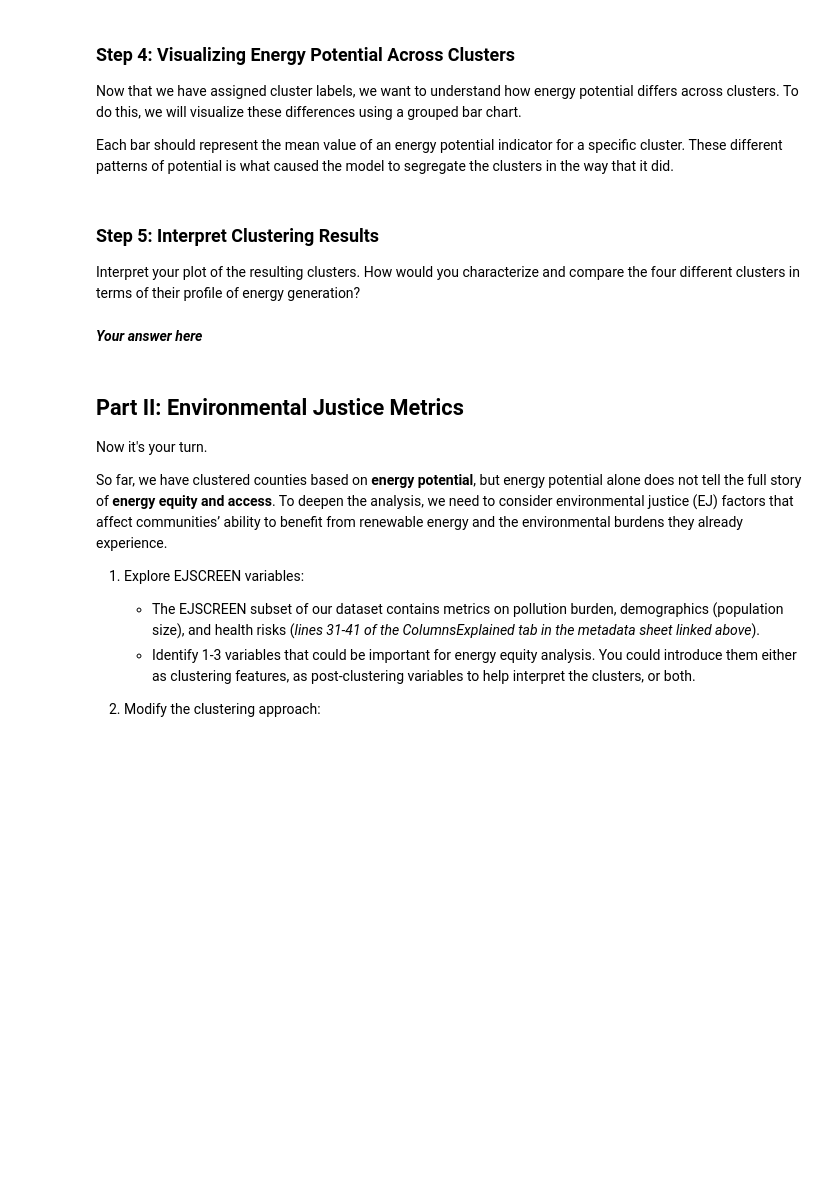
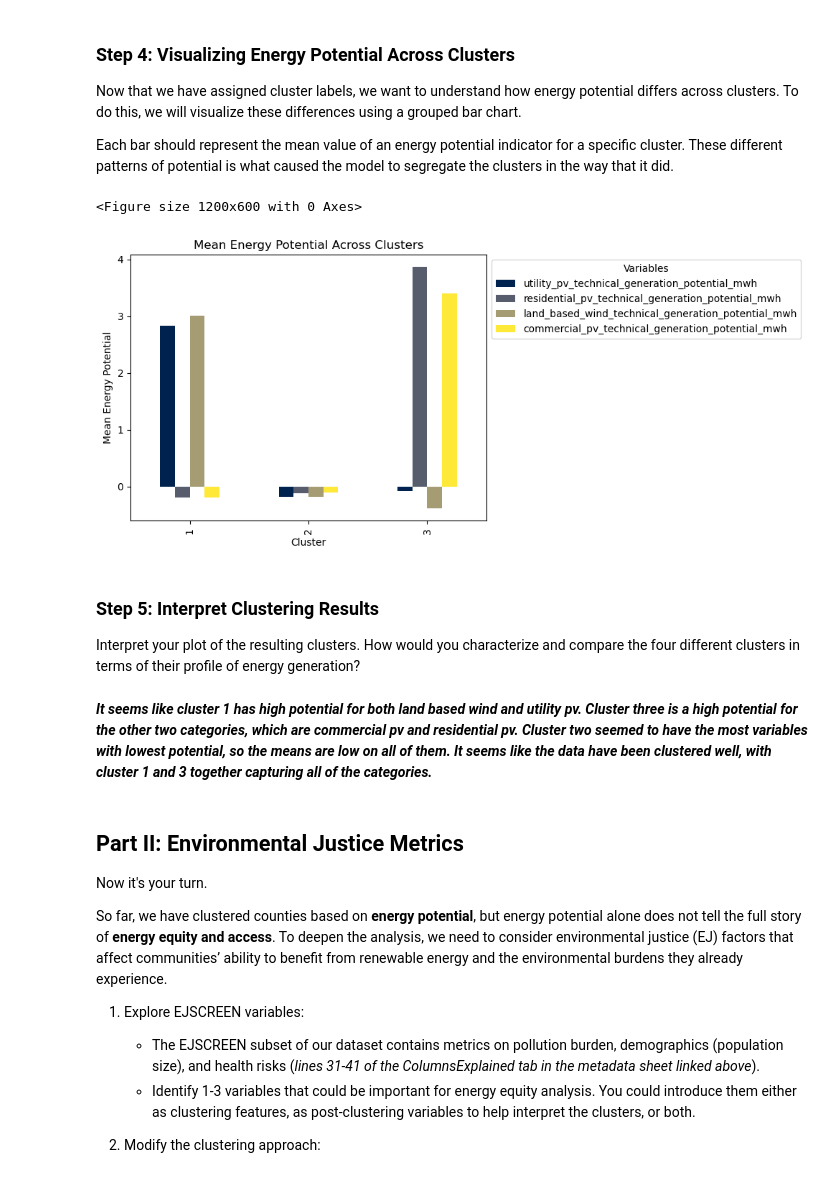
Before and after one commit to jorb1/EDS232-labs, a Jupyter notebook: Week8/lab8-ej-clustering-.ipynb, the cells around one changed output. Drawn from its saved outputs; the diff is of its cells as text; code cells hidden in the pictures; blank space fills up the shorter version.

```diff
--- a/Week8/lab8-ej-clustering-.ipynb
+++ b/Week8/lab8-ej-clustering-.ipynb
@@ -131,11 +131,29 @@ Cluster
 Now that we have assigned cluster labels, we want to understand how energy potential differs across clusters. To do this, we will visualize these differences using a grouped bar chart.
 
 Each bar should represent the mean value of an energy potential indicator for a specific cluster. These different patterns of potential is what caused the model to segregate the clusters in the way that it did.
+# %%
+# Make a plot that shows energy potential between clusters
+plt.figure(figsize=(12, 6))
+mean_cluster.plot(kind = 'bar',
+                 colormap = 'cividis')
+
+plt.title("Mean Energy Potential Across Clusters")
+plt.xlabel("Cluster")
+plt.ylabel("Mean Energy Potential")
+
+plt.legend(title="Variables",
+           loc="upper left",
+          bbox_to_anchor = (1, 1))
+
+plt.show()
+# %% [output]
+<Figure size 1200x600 with 0 Axes>
+[figure, added]
 # %% [markdown]
 ### Step 5: Interpret Clustering Results
 Interpret your plot of the resulting clusters.  How would you characterize and compare the four different clusters in terms of their profile of energy generation?
-# %% [markdown]
-***Your answer here***
+# %% [markdown]
+***It seems like cluster 1 has high potential for both land based wind and utility pv. Cluster three is a high potential for the other two categories, which are commercial pv and residential pv. Cluster two seemed to have the most variables with lowest potential, so the means are low on all of them. It seems like the data have been clustered well, with cluster 1 and 3 together capturing all of the categories.***
 # %% [markdown]
 ## Part II: Environmental Justice Metrics
 Now it's your turn.
```
